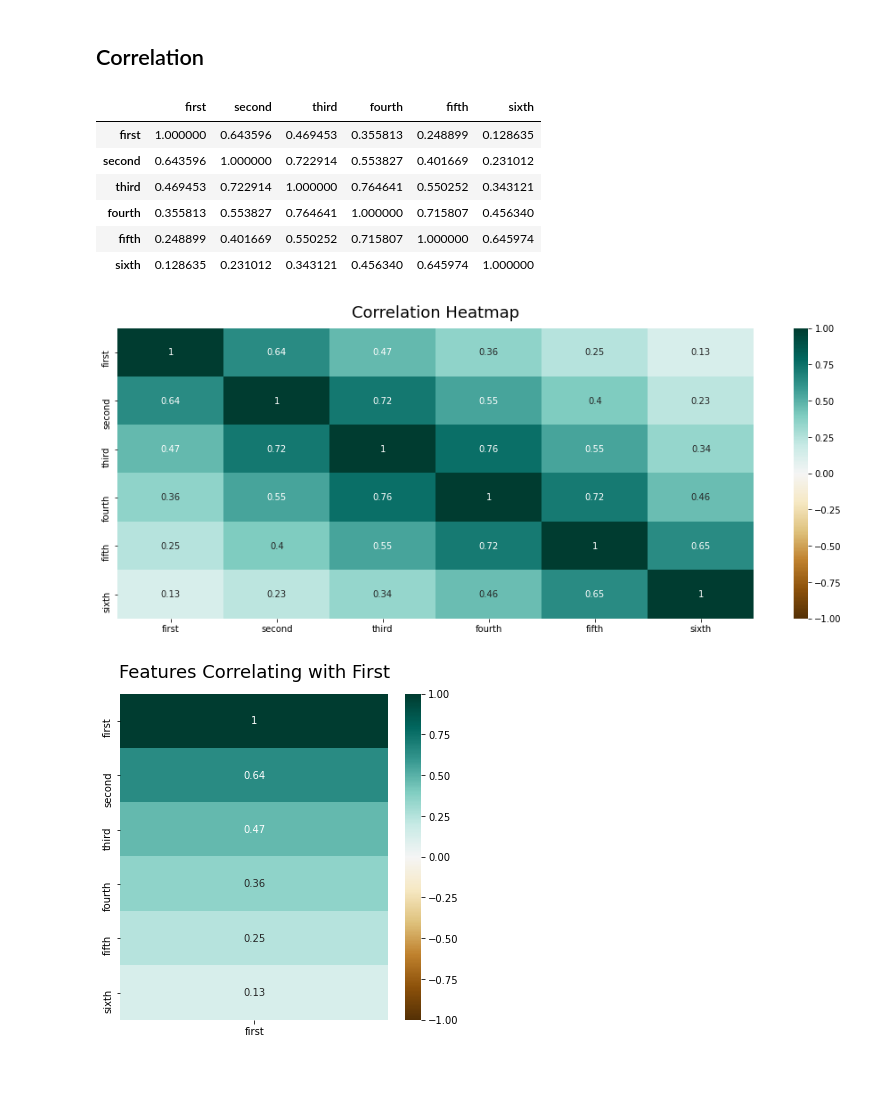
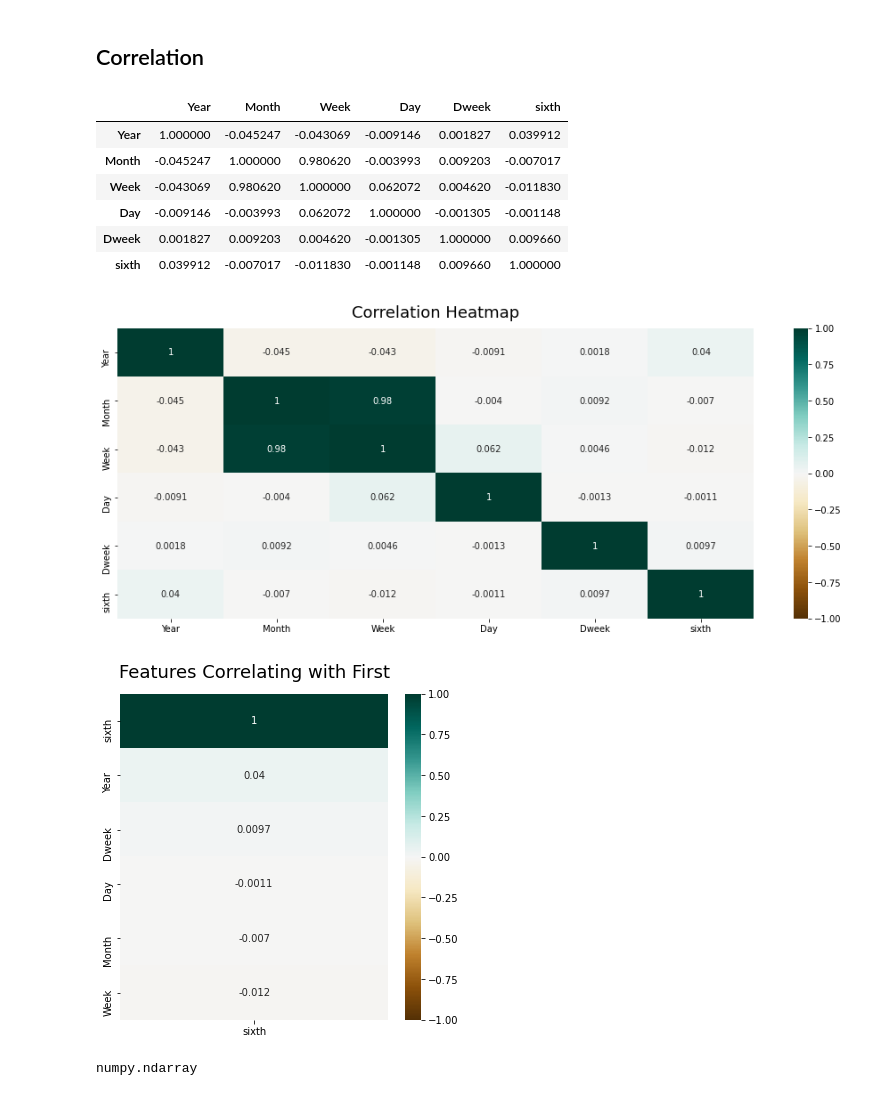
Before and after one commit to Jared-Caraan/Lotto_Analysis, a Jupyter notebook: Scripts/Correlation_Matrix.ipynb, the cells around one changed output. Cells and saved outputs as stored; diff of their text form; code cells hidden in the pictures.

```diff
--- a/Scripts/Correlation_Matrix.ipynb
+++ b/Scripts/Correlation_Matrix.ipynb
@@ -10,6 +10,6 @@ from config import *
 ## Data
 # %%
 df = pd.read_excel(filename_all)
-df = df[['first', 'second', 'third', 'fourth', 'fifth', 'sixth']]
+df = df[['Date', 'sixth']]
 # %% [markdown]
 ## Transformation
@@ -25,38 +16,37 @@ df.head()
-# %%
-factor_yr    = pd.factorize(df['Year'])
-factor_month = pd.factorize(df['Month'])
-factor_wk    = pd.factorize(df['Week'])
-factor_wkday = pd.factorize(df['Day_Num'])
-factor_day   = pd.factorize(df['Day'])
-factor_first = pd.factorize(df['second'])
-
-df.Year    = factor_yr[0]
-df.Month   = factor_month[0]
-df.Week    = factor_wk[0]
-df.Day_Num = factor_wkday[0]
-df.Day     = factor_day[0]
-df['second']   = factor_first[0]
+# %%
+df['Date'] = pd.to_datetime(df['Date'], format = '%d/%m/%Y')
+df['Year']  = df['Date'].dt.year
+df['Month'] = df['Date'].dt.month
+df['Week']  = df['Date'].dt.isocalendar().week
+df['Day']   = df['Date'].dt.day
+df['Dweek'] = df['Date'].dt.dayofweek
+
+y = df['sixth']
+y = LabelEncoder().fit_transform(y)
+df['sixth'] = y
+
+df = df[['Year', 'Month', 'Week', 'Day', 'Dweek', 'sixth']]
 # %% [markdown]
 ## Correlation
 # %%
 df.corr()
 # %% [output]
-|  | first | second | third | fourth | fifth | sixth |
-| first | 1.000000 | 0.643596 | 0.469453 | 0.355813 | 0.248899 | 0.128635 |
-| second | 0.643596 | 1.000000 | 0.722914 | 0.553827 | 0.401669 | 0.231012 |
-| third | 0.469453 | 0.722914 | 1.000000 | 0.764641 | 0.550252 | 0.343121 |
-| fourth | 0.355813 | 0.553827 | 0.764641 | 1.000000 | 0.715807 | 0.456340 |
-| fifth | 0.248899 | 0.401669 | 0.550252 | 0.715807 | 1.000000 | 0.645974 |
-| sixth | 0.128635 | 0.231012 | 0.343121 | 0.456340 | 0.645974 | 1.000000 |
+|  | Year | Month | Week | Day | Dweek | sixth |
+| Year | 1.000000 | -0.045247 | -0.043069 | -0.009146 | 0.001827 | 0.039912 |
+| Month | -0.045247 | 1.000000 | 0.980620 | -0.003993 | 0.009203 | -0.007017 |
+| Week | -0.043069 | 0.980620 | 1.000000 | 0.062072 | 0.004620 | -0.011830 |
+| Day | -0.009146 | -0.003993 | 0.062072 | 1.000000 | -0.001305 | -0.001148 |
+| Dweek | 0.001827 | 0.009203 | 0.004620 | -0.001305 | 1.000000 | 0.009660 |
+| sixth | 0.039912 | -0.007017 | -0.011830 | -0.001148 | 0.009660 | 1.000000 |
 # %%
 plt.figure(figsize=(16, 6))
 heatmap = sns.heatmap(df.corr(), vmin=-1, vmax=1, annot=True, cmap='BrBG')
 heatmap.set_title('Correlation Heatmap', fontdict={'fontsize':18}, pad=12);
 # %% [output]
-[figure, old version]
+[figure, new version]
 # %%
 plt.figure(figsize=(6, 6))
-heatmap = sns.heatmap(df.corr()[['first']].sort_values(by='first', ascending=False), vmin=-1, vmax=1, annot=True, cmap='BrBG')
+heatmap = sns.heatmap(df.corr()[['sixth']].sort_values(by='sixth', ascending=False), vmin=-1, vmax=1, annot=True, cmap='BrBG')
 heatmap.set_title('Features Correlating with First', fontdict={'fontsize':18}, pad=16);
 # %% [output]
-[figure, old version]
+[figure, new version]
@@ -62,0 +55,4 @@ heatmap.set_title('Features Correlating with First', fontdict={'fontsize':18}, p
+# %%
+type(corr_df.iloc[[1]].index.to_numpy())
+# %% [output]
+numpy.ndarray
```
Also changed, not shown: parts of 3 cells of this notebook, 3 other files.
